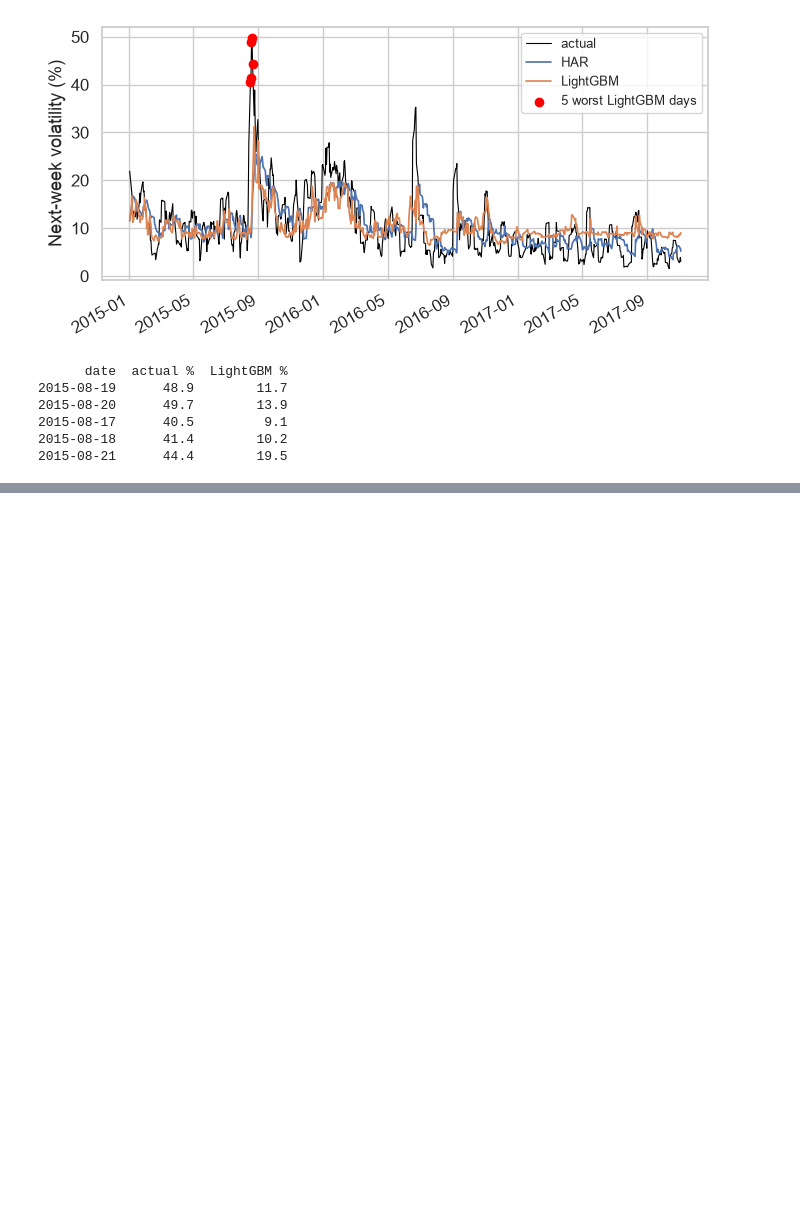
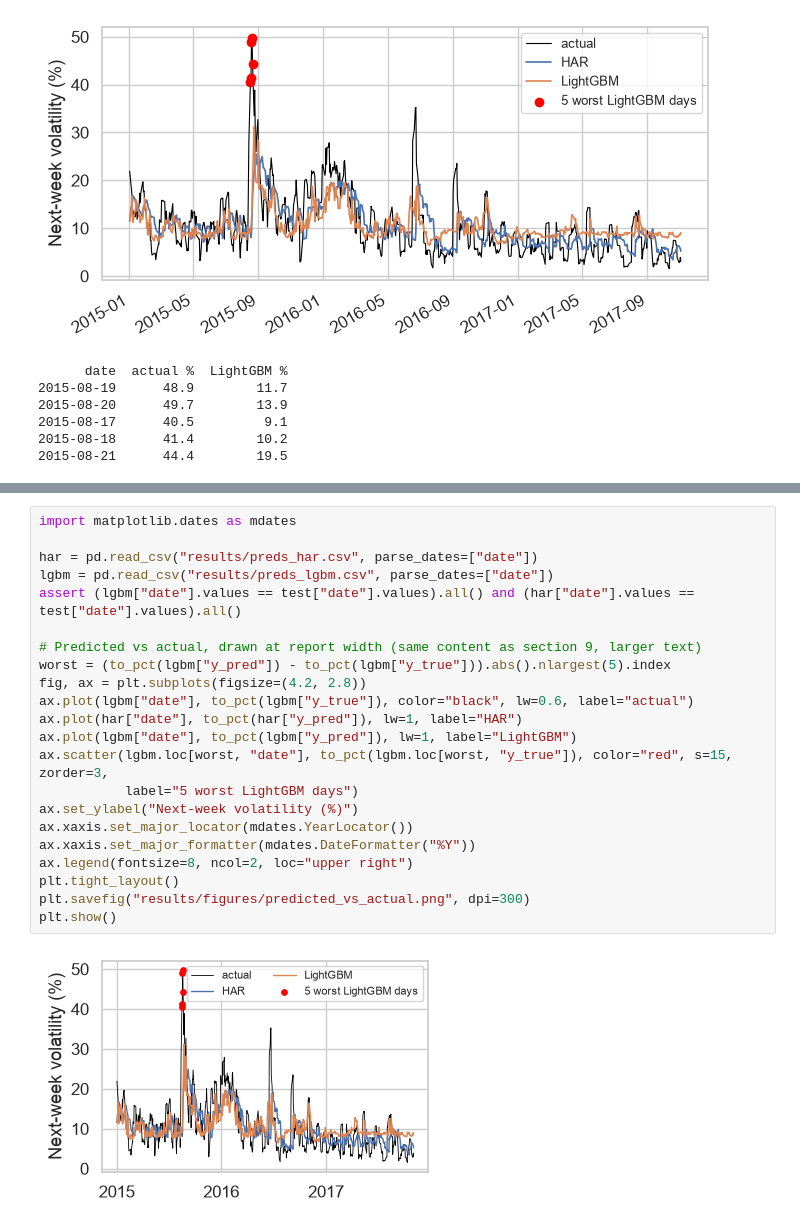
Before and after one commit to sadmanaraf/forecasting-spy-5-day-realised-volatility, a Jupyter notebook: slices/nonlinear_ml/lightgbm_model.ipynb, the cells around one changed output, grey strips where cells are left out. Cells and saved outputs as stored; diff of their text form; blank space fills up the shorter version.

```diff
--- a/slices/nonlinear_ml/lightgbm_model.ipynb
+++ b/slices/nonlinear_ml/lightgbm_model.ipynb
@@ -340,0 +345,24 @@ else:
+# %%
+import matplotlib.dates as mdates
+
+har = pd.read_csv("results/preds_har.csv", parse_dates=["date"])
+lgbm = pd.read_csv("results/preds_lgbm.csv", parse_dates=["date"])
+assert (lgbm["date"].values == test["date"].values).all() and (har["date"].values == test["date"].values).all()
+
+# Predicted vs actual, drawn at report width (same content as section 9, larger text)
+worst = (to_pct(lgbm["y_pred"]) - to_pct(lgbm["y_true"])).abs().nlargest(5).index
+fig, ax = plt.subplots(figsize=(4.2, 2.8))
+ax.plot(lgbm["date"], to_pct(lgbm["y_true"]), color="black", lw=0.6, label="actual")
+ax.plot(har["date"], to_pct(har["y_pred"]), lw=1, label="HAR")
+ax.plot(lgbm["date"], to_pct(lgbm["y_pred"]), lw=1, label="LightGBM")
+ax.scatter(lgbm.loc[worst, "date"], to_pct(lgbm.loc[worst, "y_true"]), color="red", s=15, zorder=3,
+           label="5 worst LightGBM days")
+ax.set_ylabel("Next-week volatility (%)")
+ax.xaxis.set_major_locator(mdates.YearLocator())
+ax.xaxis.set_major_formatter(mdates.DateFormatter("%Y"))
+ax.legend(fontsize=8, ncol=2, loc="upper right")
+plt.tight_layout()
+plt.savefig("results/figures/predicted_vs_actual.png", dpi=300)
+plt.show()
+# %% [output]
+[figure, added]
```
Also changed, not shown: parts of 5 cells of this notebook, 4 other files.
